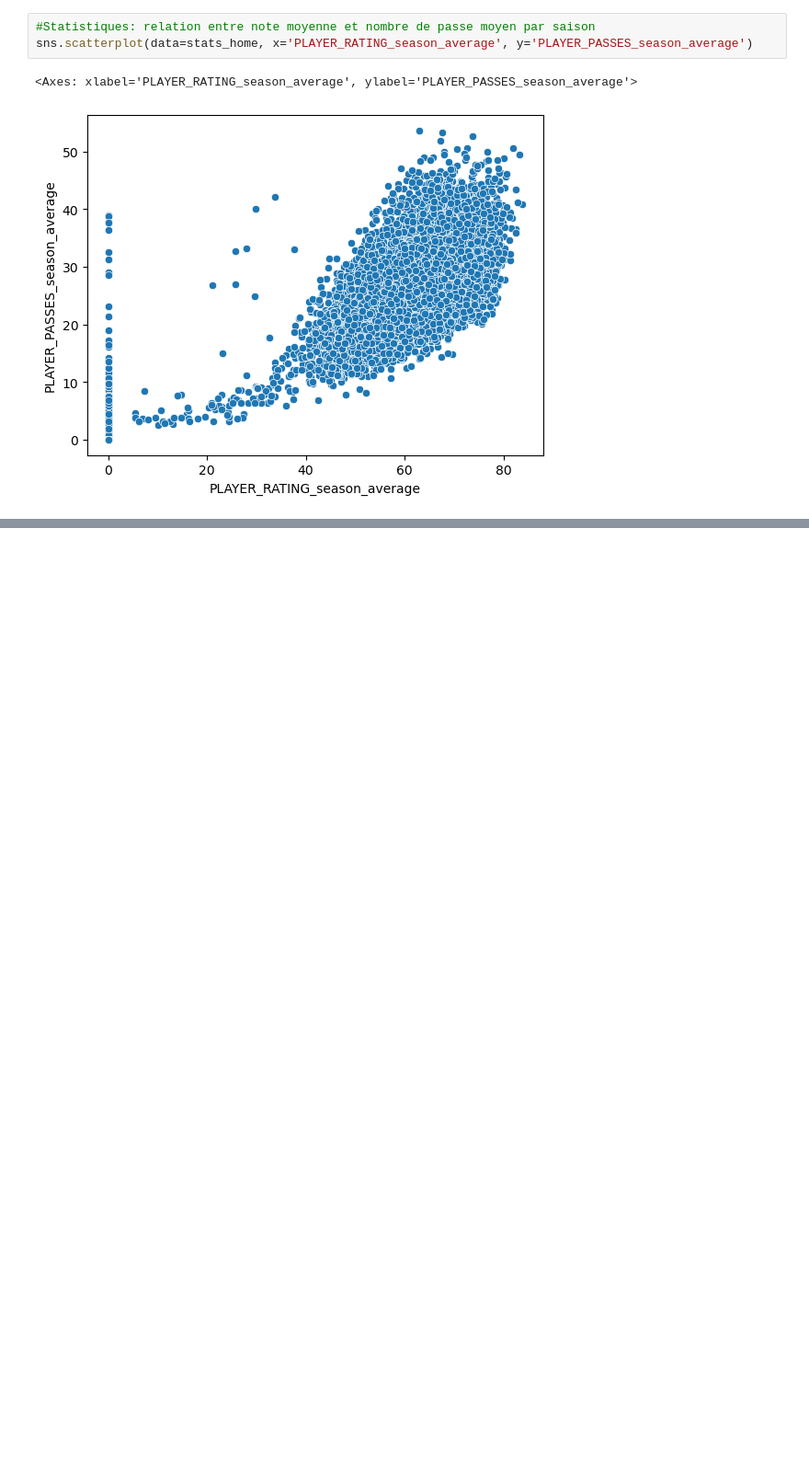
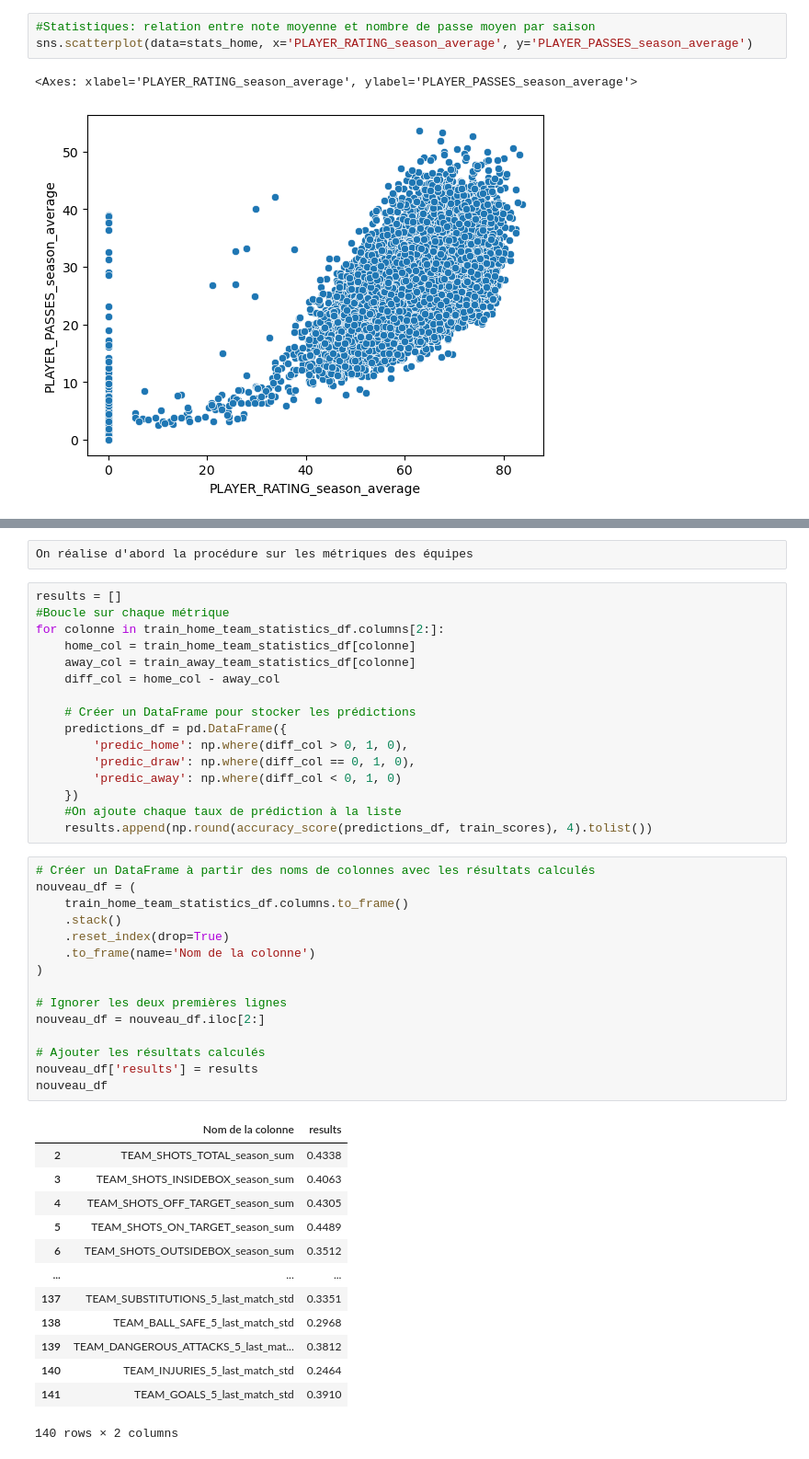
Before and after one commit to FabienCastellini6/ML_project, a Jupyter notebook: notebook.ipynb, the cells around one changed output, grey strips where cells are left out. Shown at 92% size. Drawn from its saved outputs; the diff is of its cells as text; blank space fills up the shorter version.

```diff
--- a/notebook.ipynb
+++ b/notebook.ipynb
@@ -72,0 +92,47 @@ sns.scatterplot(data=stats_home, x='PLAYER_RATING_season_average', y='PLAYER_PAS
+# %% [raw]
+On réalise d'abord la procédure sur les métriques des équipes
+# %%
+results = []
+#Boucle sur chaque métrique
+for colonne in train_home_team_statistics_df.columns[2:]:
+    home_col = train_home_team_statistics_df[colonne]
+    away_col = train_away_team_statistics_df[colonne]
+    diff_col = home_col - away_col
+
+    # Créer un DataFrame pour stocker les prédictions
+    predictions_df = pd.DataFrame({
+        'predic_home': np.where(diff_col > 0, 1, 0),
+        'predic_draw': np.where(diff_col == 0, 1, 0),
+        'predic_away': np.where(diff_col < 0, 1, 0)
+    })
+    #On ajoute chaque taux de prédiction à la liste
+    results.append(np.round(accuracy_score(predictions_df, train_scores), 4).tolist())
+# %%
+# Créer un DataFrame à partir des noms de colonnes avec les résultats calculés
+nouveau_df = (
+    train_home_team_statistics_df.columns.to_frame()
+    .stack()
+    .reset_index(drop=True)
+    .to_frame(name='Nom de la colonne')
+)
+
+# Ignorer les deux premières lignes
+nouveau_df = nouveau_df.iloc[2:]
+
+# Ajouter les résultats calculés
+nouveau_df['results'] = results
+nouveau_df
+# %% [output]
+|  | Nom de la colonne | results |
+| 2 | TEAM_SHOTS_TOTAL_season_sum | 0.4338 |
+| 3 | TEAM_SHOTS_INSIDEBOX_season_sum | 0.4063 |
+| 4 | TEAM_SHOTS_OFF_TARGET_season_sum | 0.4305 |
+| 5 | TEAM_SHOTS_ON_TARGET_season_sum | 0.4489 |
+| 6 | TEAM_SHOTS_OUTSIDEBOX_season_sum | 0.3512 |
+| ... | ... | ... |
+| 137 | TEAM_SUBSTITUTIONS_5_last_match_std | 0.3351 |
+| 138 | TEAM_BALL_SAFE_5_last_match_std | 0.2968 |
+| 139 | TEAM_DANGEROUS_ATTACKS_5_last_mat... | 0.3812 |
+| 140 | TEAM_INJURIES_5_last_match_std | 0.2464 |
+| 141 | TEAM_GOALS_5_last_match_std | 0.3910 |
+140 rows × 2 columns
```
Also changed, not shown: parts of 17 cells of this notebook.
